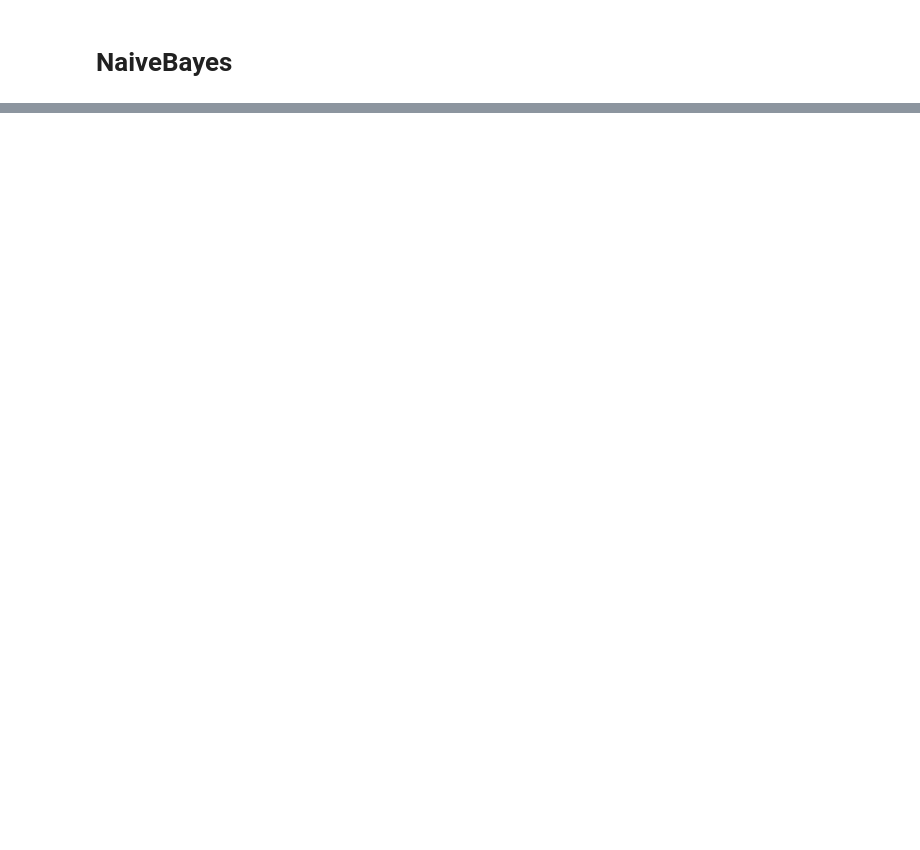
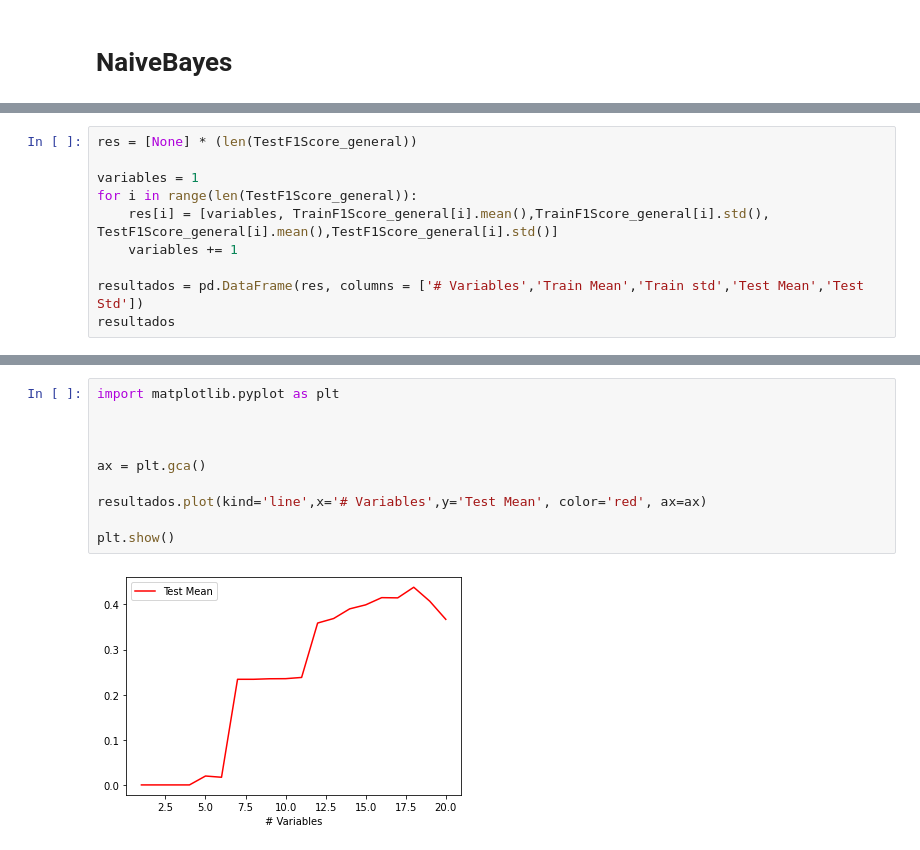
Before and after one commit to EBNoir/TICS411, a Jupyter notebook: Proyecto2/NaiveBayes.ipynb, the cells around one changed output, grey strips where cells are left out. Drawn from its saved outputs; the diff is of its cells as text; blank space fills up the shorter version.

Commit message:
ROC y Eliminar Variables

```diff
--- a/Proyecto2/NaiveBayes.ipynb
+++ b/Proyecto2/NaiveBayes.ipynb
@@ -143,0 +293,10 @@ df
+# %%
+res = [None] * (len(TestF1Score_general))
+
+variables = 1
+for i in range(len(TestF1Score_general)):
+    res[i] = [variables, TrainF1Score_general[i].mean(),TrainF1Score_general[i].std(), TestF1Score_general[i].mean(),TestF1Score_general[i].std()]
+    variables += 1
+
+resultados = pd.DataFrame(res, columns = ['# Variables','Train Mean','Train std','Test Mean','Test Std'])
+resultados
@@ -143,0 +321,12 @@ df
+# %%
+import matplotlib.pyplot as plt
+
+
+
+ax = plt.gca()
+
+resultados.plot(kind='line',x='# Variables',y='Test Mean', color='red', ax=ax)
+
+plt.show()
+# %% [output]
+[figure, added]
```
Also changed, not shown: parts of 23 cells of this notebook.
